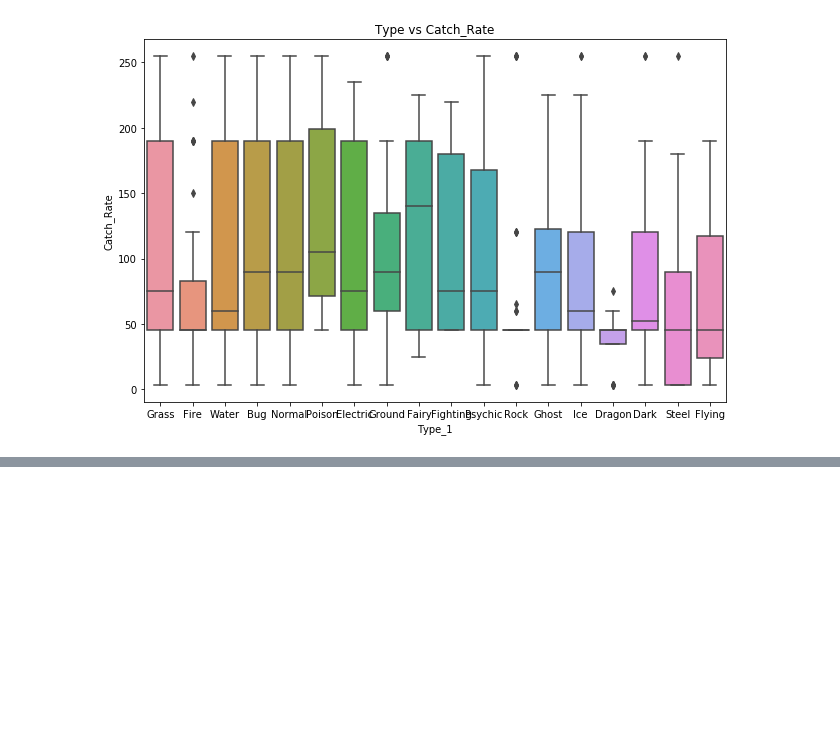
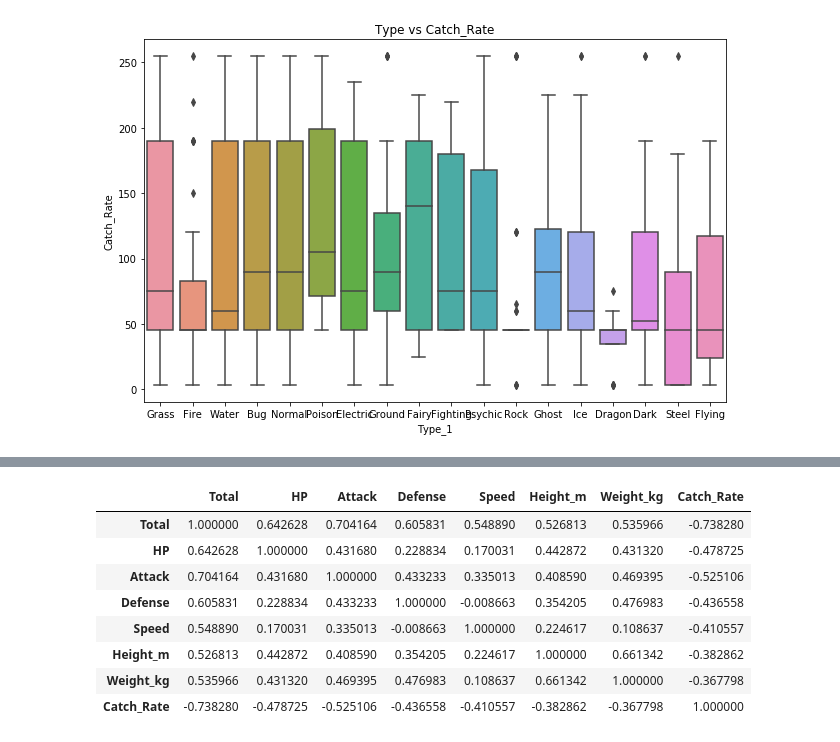
Before and after one commit to davidkorea/DATA_ANALYSIS, a Jupyter notebook: 4_pokemon_properties/8_分析神奇宝贝的变量关系数据.ipynb, the cells around one changed output, grey strips where cells are left out. Cells and saved outputs as stored; diff of their text form; code cells hidden in the pictures; blank space fills up the shorter version.

```diff
--- a/4_pokemon_properties/8_分析神奇宝贝的变量关系数据.ipynb
+++ b/4_pokemon_properties/8_分析神奇宝贝的变量关系数据.ipynb
@@ -46,0 +70,13 @@ for attr in cols[2:]:
+# %%
+data_df_corr = data_df.corr()
+data_df_corr
+# %% [output]
+|  | Total | HP | Attack | Defense | Speed | Height_m | Weight_kg | Catch_Rate |
+| Total | 1.000000 | 0.642628 | 0.704164 | 0.605831 | 0.548890 | 0.526813 | 0.535966 | -0.738280 |
+| HP | 0.642628 | 1.000000 | 0.431680 | 0.228834 | 0.170031 | 0.442872 | 0.431320 | -0.478725 |
+| Attack | 0.704164 | 0.431680 | 1.000000 | 0.433233 | 0.335013 | 0.408590 | 0.469395 | -0.525106 |
+| Defense | 0.605831 | 0.228834 | 0.433233 | 1.000000 | -0.008663 | 0.354205 | 0.476983 | -0.436558 |
+| Speed | 0.548890 | 0.170031 | 0.335013 | -0.008663 | 1.000000 | 0.224617 | 0.108637 | -0.410557 |
+| Height_m | 0.526813 | 0.442872 | 0.408590 | 0.354205 | 0.224617 | 1.000000 | 0.661342 | -0.382862 |
+| Weight_kg | 0.535966 | 0.431320 | 0.469395 | 0.476983 | 0.108637 | 0.661342 | 1.000000 | -0.367798 |
+| Catch_Rate | -0.738280 | -0.478725 | -0.525106 | -0.436558 | -0.410557 | -0.382862 | -0.367798 | 1.000000 |
```
Also changed, not shown: parts of 3 cells of this notebook.
